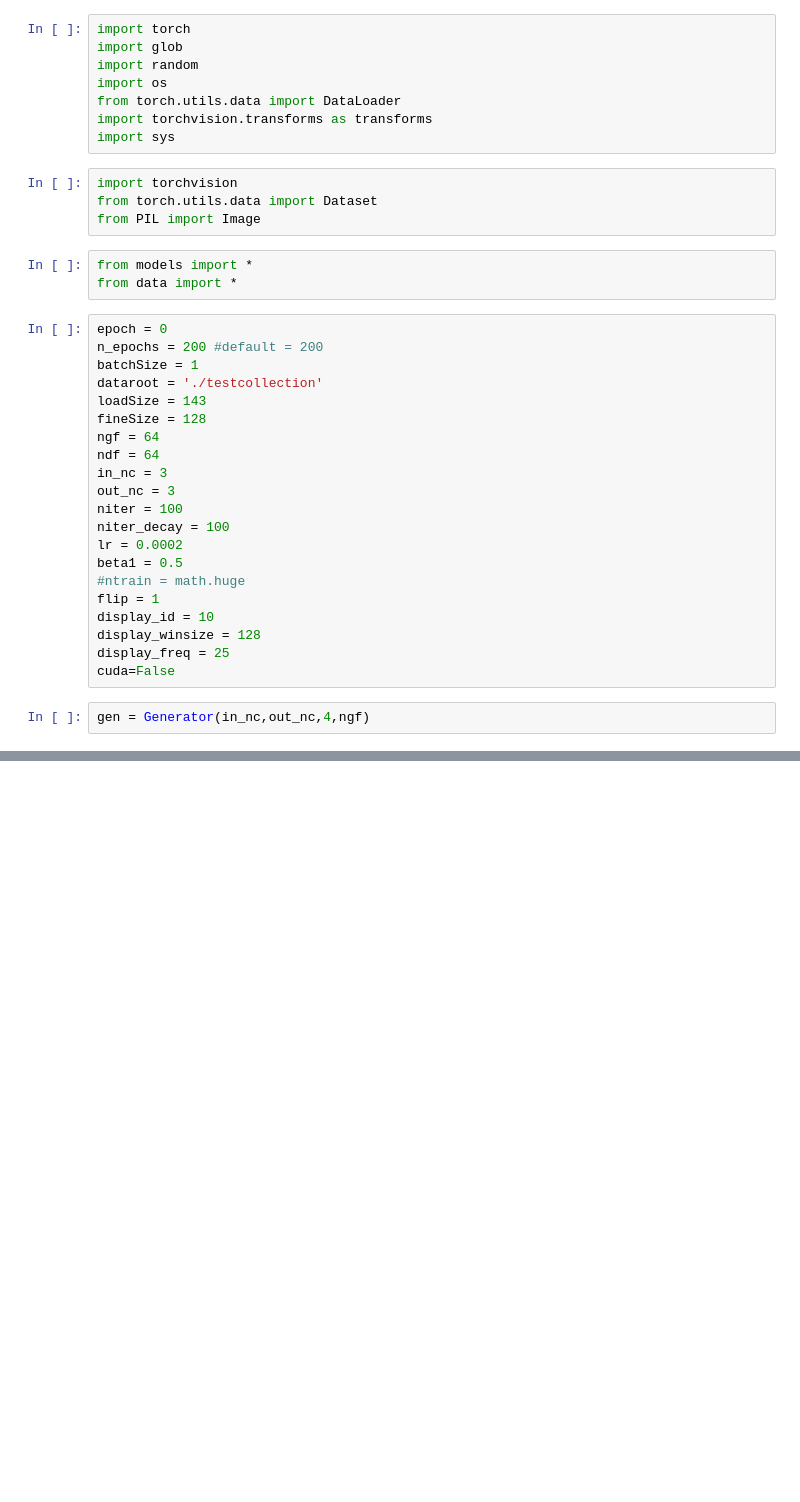
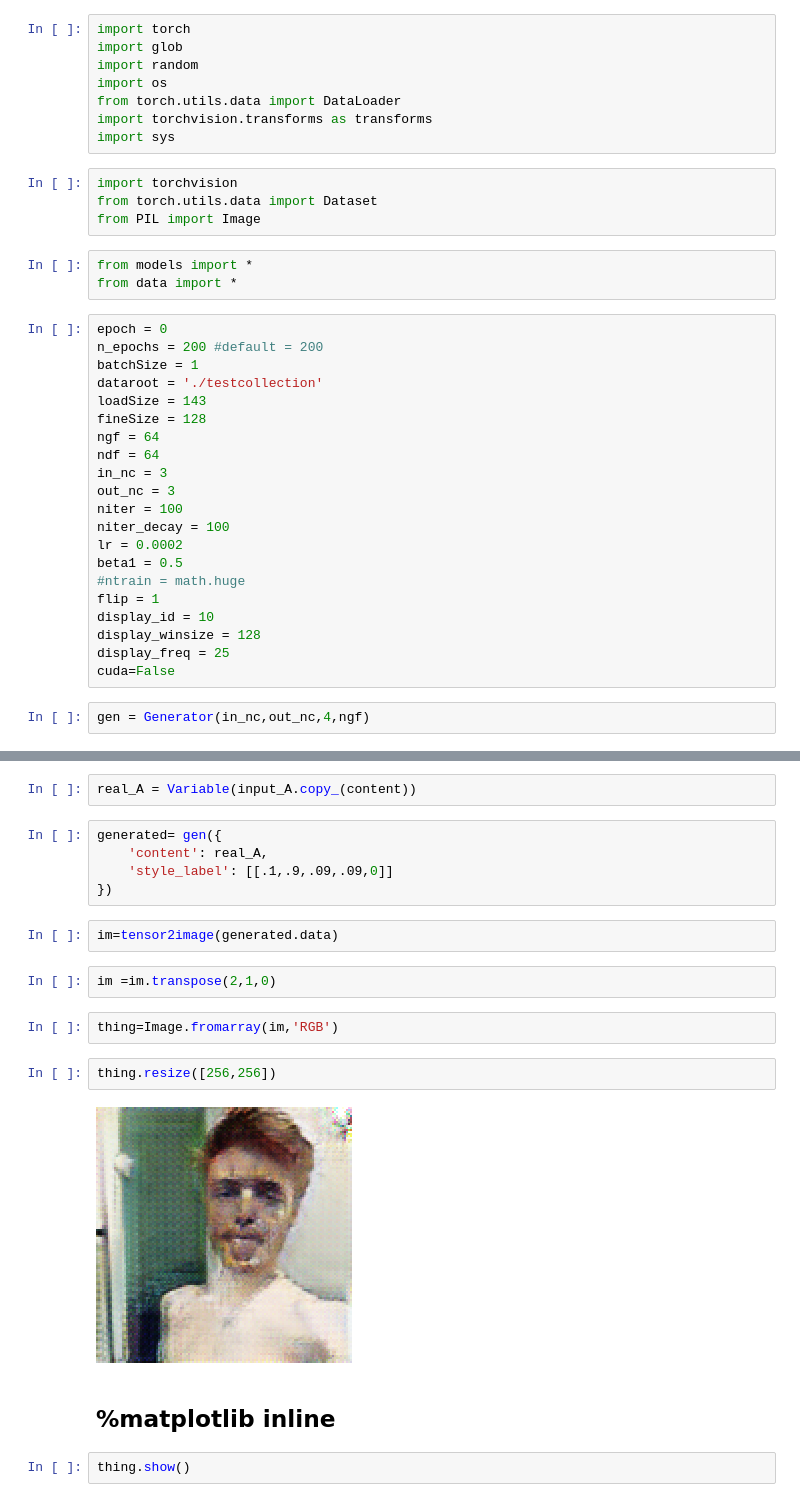
Before and after one commit to colemiller94/gatedgan, a Jupyter notebook: tester.ipynb, the cells around one changed output, grey strips where cells are left out. Drawn from its saved outputs; the diff is of its cells as text; blank space fills up the shorter version.

```diff
--- a/tester.ipynb
+++ b/tester.ipynb
@@ -86,0 +85,21 @@ sys.stdout.write('\n')
+# %%
+real_A = Variable(input_A.copy_(content))
+# %%
+generated= gen({
+    'content': real_A,
+    'style_label': [[.1,.9,.09,.09,0]]
+})
+# %%
+im=tensor2image(generated.data)
+# %%
+im =im.transpose(2,1,0)
+# %%
+thing=Image.fromarray(im,'RGB')
+# %%
+thing.resize([256,256])
+# %% [output]
+[figure, added]
+# %% [markdown]
+## %matplotlib inline
+# %%
+thing.show()
```
Also changed, not shown: parts of 9 cells of this notebook, 2 other files.
